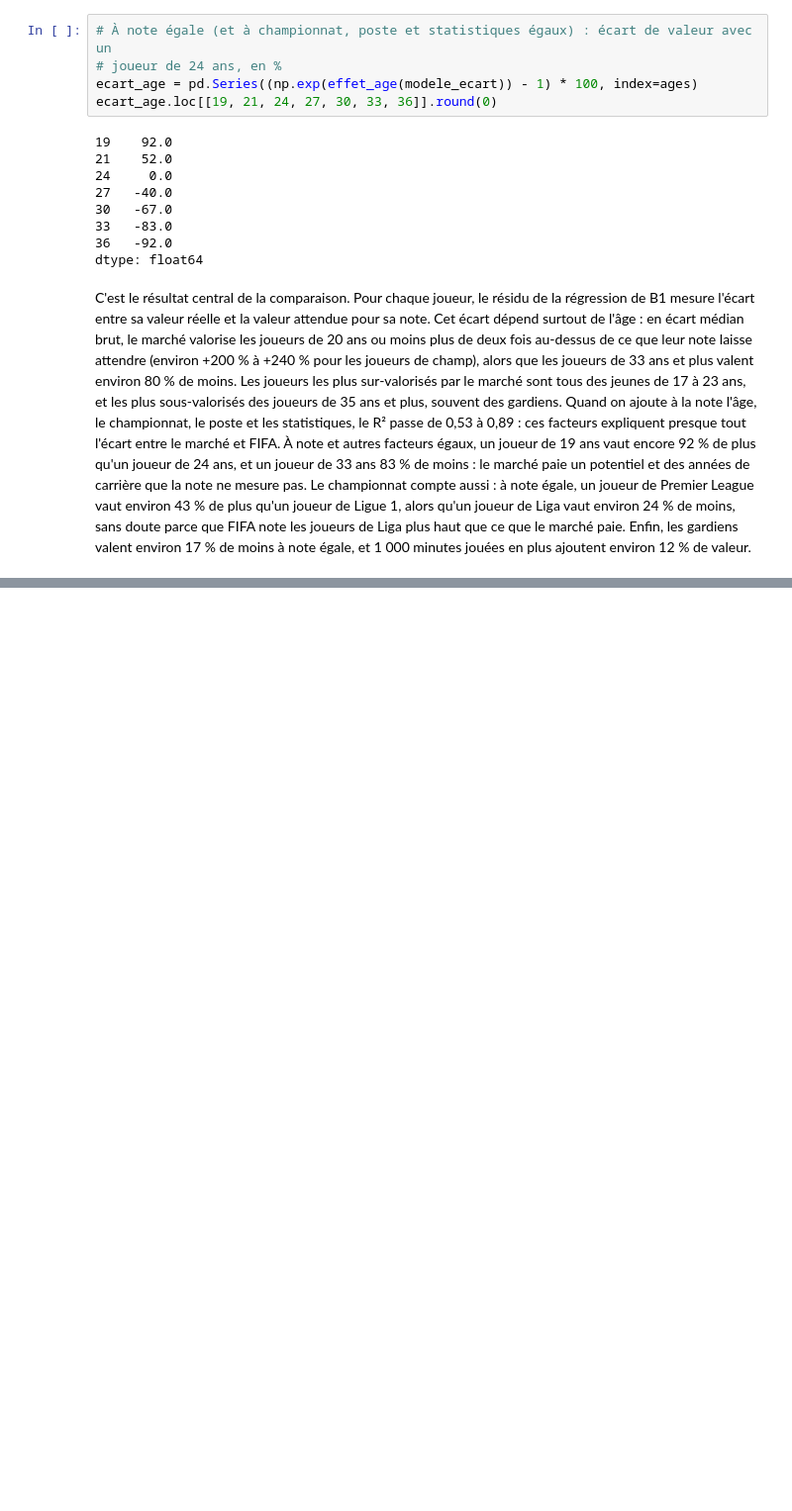
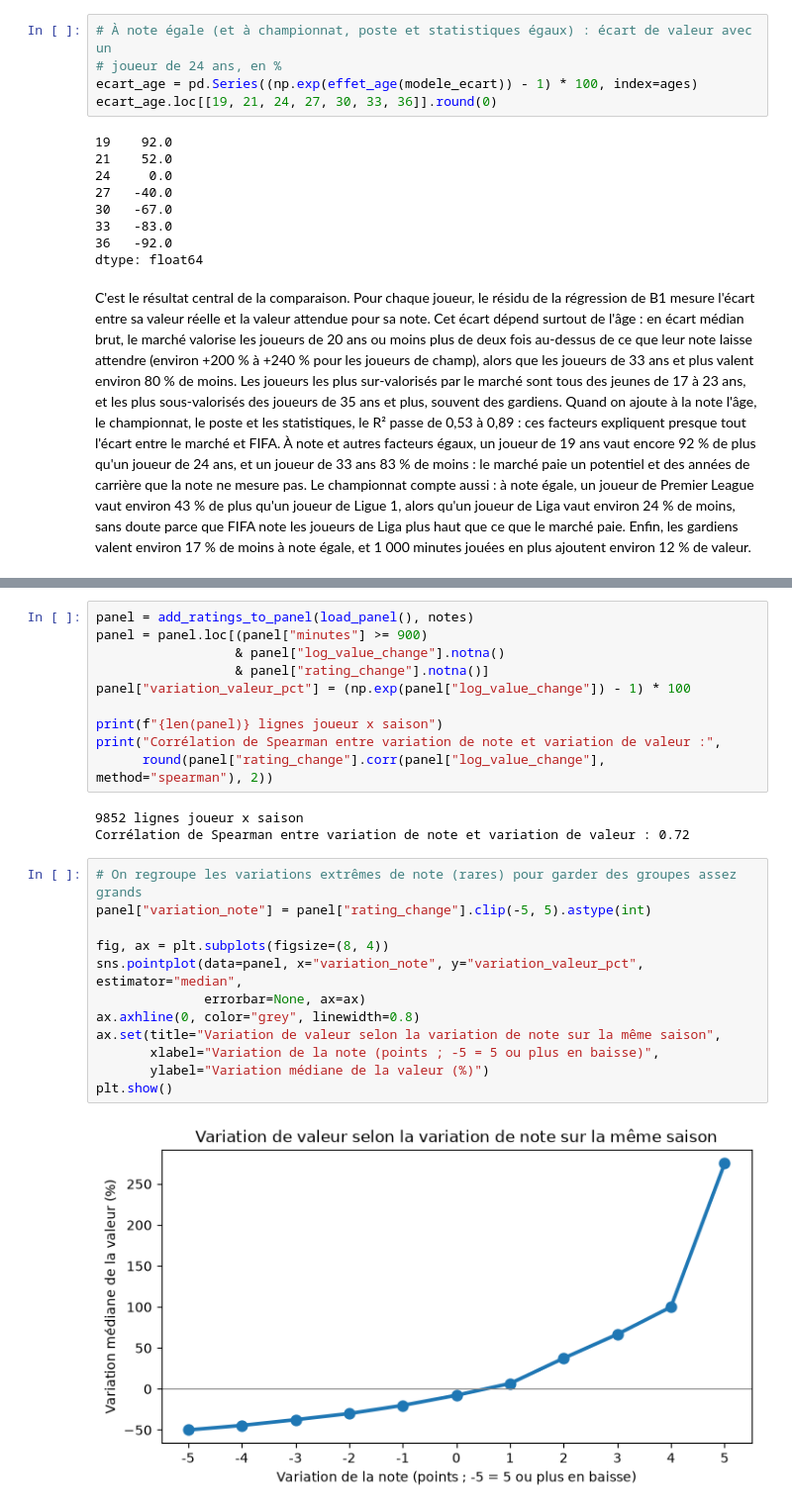
Before and after one commit to Iseo-sort/projet_python_football, a Jupyter notebook: notebooks/analyse_fifa.ipynb, the cells around one changed output, grey strips where cells are left out. Shown at 99% size. Drawn from its saved outputs; the diff is of its cells as text; blank space fills up the shorter version.

Commit message:
Analyse FIFA : évolution sur quatre saisons

```diff
--- a/notebooks/analyse_fifa.ipynb
+++ b/notebooks/analyse_fifa.ipynb
@@ -469,0 +477,27 @@ C'est le résultat central de la comparaison. Pour chaque joueur, le résidu de
+# %%
+panel = add_ratings_to_panel(load_panel(), notes)
+panel = panel.loc[(panel["minutes"] >= 900)
+                  & panel["log_value_change"].notna()
+                  & panel["rating_change"].notna()]
+panel["variation_valeur_pct"] = (np.exp(panel["log_value_change"]) - 1) * 100
+
+print(f"{len(panel)} lignes joueur x saison")
+print("Corrélation de Spearman entre variation de note et variation de valeur :",
+      round(panel["rating_change"].corr(panel["log_value_change"], method="spearman"), 2))
+# %% [output]
+9852 lignes joueur x saison
+Corrélation de Spearman entre variation de note et variation de valeur : 0.72
+# %%
+# On regroupe les variations extrêmes de note (rares) pour garder des groupes assez grands
+panel["variation_note"] = panel["rating_change"].clip(-5, 5).astype(int)
+
+fig, ax = plt.subplots(figsize=(8, 4))
+sns.pointplot(data=panel, x="variation_note", y="variation_valeur_pct", estimator="median",
+              errorbar=None, ax=ax)
+ax.axhline(0, color="grey", linewidth=0.8)
+ax.set(title="Variation de valeur selon la variation de note sur la même saison",
+       xlabel="Variation de la note (points ; -5 = 5 ou plus en baisse)",
+       ylabel="Variation médiane de la valeur (%)")
+plt.show()
+# %% [output]
+[figure, added]
```
Also changed, not shown: parts of 3 cells of this notebook.
